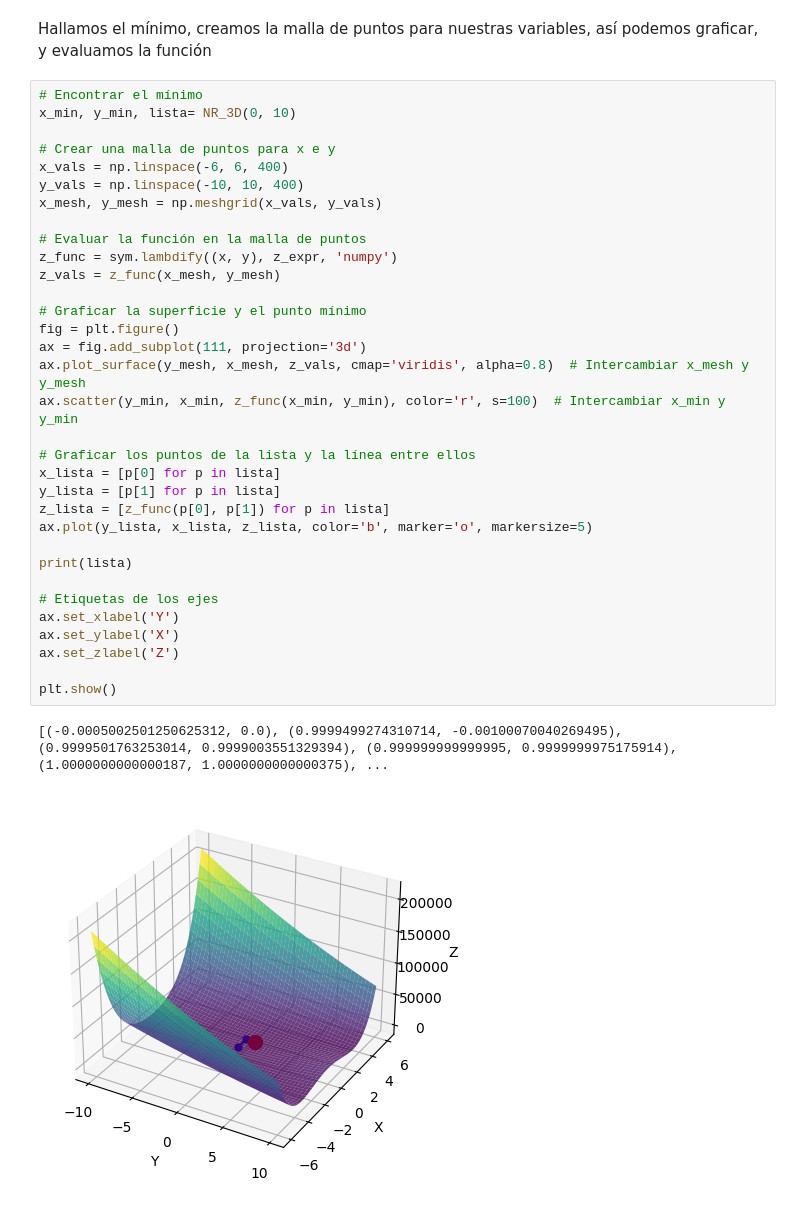
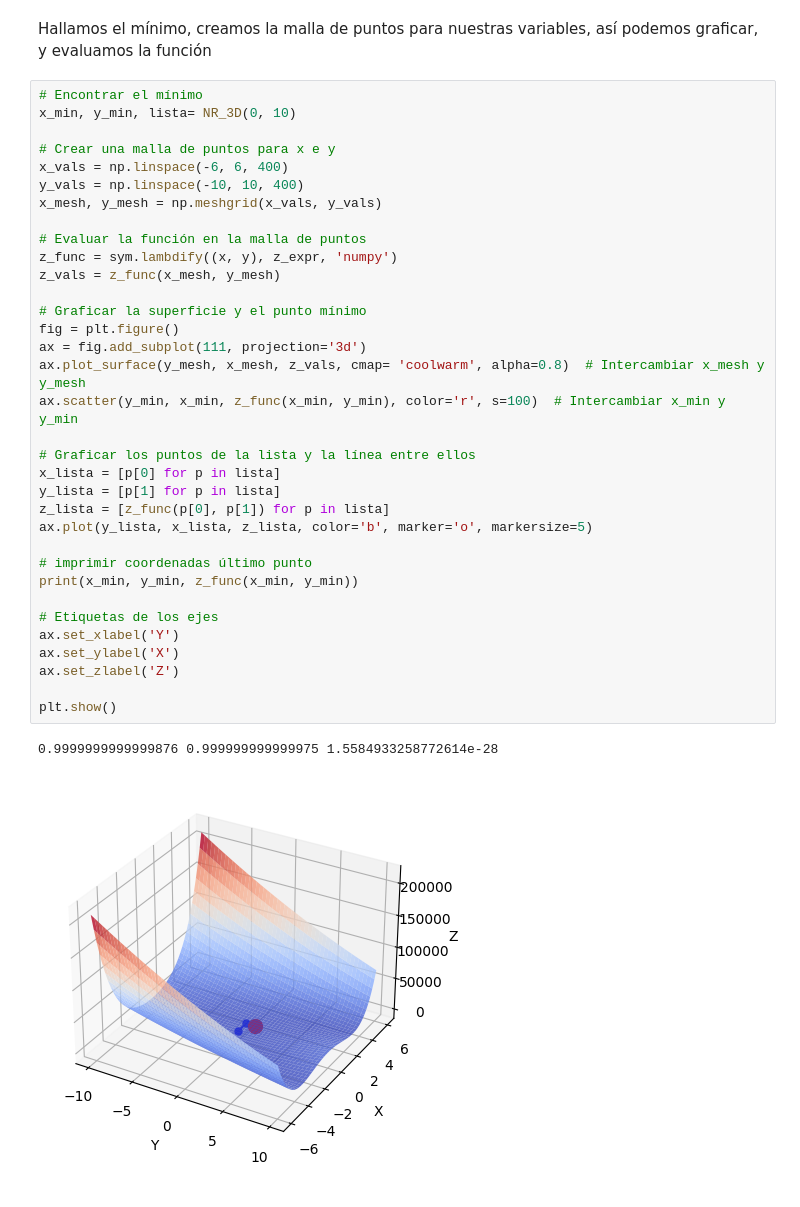
Before and after one commit to jfCamelo/MOS, a Jupyter notebook: Lab_3/lab_3.ipynb, the cells around one changed output. Saved outputs shown, nothing was run; the diff lists cells and outputs as text.

```diff
--- a/Lab_3/lab_3.ipynb
+++ b/Lab_3/lab_3.ipynb
@@ -172,34 +175,35 @@ Hallamos el mínimo, creamos la malla de puntos para nuestras variables, así po
 x_min, y_min, lista= NR_3D(0, 10)
 
 # Crear una malla de puntos para x e y
 x_vals = np.linspace(-6, 6, 400)
 y_vals = np.linspace(-10, 10, 400)
 x_mesh, y_mesh = np.meshgrid(x_vals, y_vals)
 
 # Evaluar la función en la malla de puntos
 z_func = sym.lambdify((x, y), z_expr, 'numpy')
 z_vals = z_func(x_mesh, y_mesh)
 
 # Graficar la superficie y el punto mínimo
 fig = plt.figure()
 ax = fig.add_subplot(111, projection='3d')
-ax.plot_surface(y_mesh, x_mesh, z_vals, cmap='viridis', alpha=0.8)  # Intercambiar x_mesh y y_mesh
+ax.plot_surface(y_mesh, x_mesh, z_vals, cmap= 'coolwarm', alpha=0.8)  # Intercambiar x_mesh y y_mesh
 ax.scatter(y_min, x_min, z_func(x_min, y_min), color='r', s=100)  # Intercambiar x_min y y_min
 
 # Graficar los puntos de la lista y la línea entre ellos
 x_lista = [p[0] for p in lista]
 y_lista = [p[1] for p in lista]
 z_lista = [z_func(p[0], p[1]) for p in lista]
 ax.plot(y_lista, x_lista, z_lista, color='b', marker='o', markersize=5)
 
-print(lista)
+# imprimir coordenadas último punto
+print(x_min, y_min, z_func(x_min, y_min))
 
 # Etiquetas de los ejes
 ax.set_xlabel('Y')
 ax.set_ylabel('X')
 ax.set_zlabel('Z')
 
 plt.show()
 # %% [output]
-[(-0.0005002501250625312, 0.0), (0.9999499274310714, -0.00100070040269495), (0.9999501763253014, 0.9999003551329394), (0.999999999999995, 0.9999999975175914), (1.0000000000000187, 1.0000000000000375), ...
+0.9999999999999876 0.999999999999975 1.5584933258772614e-28
-[figure, old version]
+[figure, new version]
```
Also changed, not shown: parts of 2 cells of this notebook.
